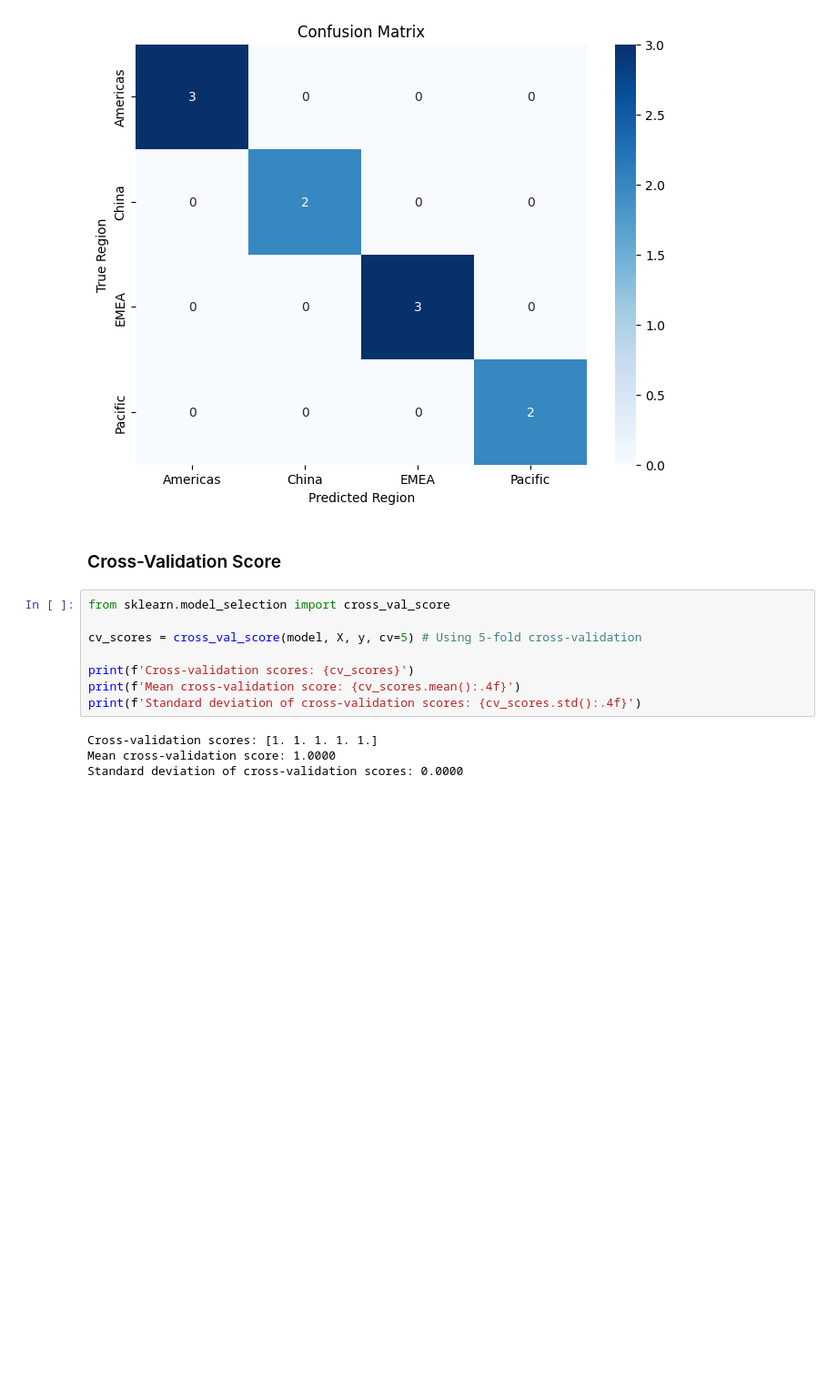
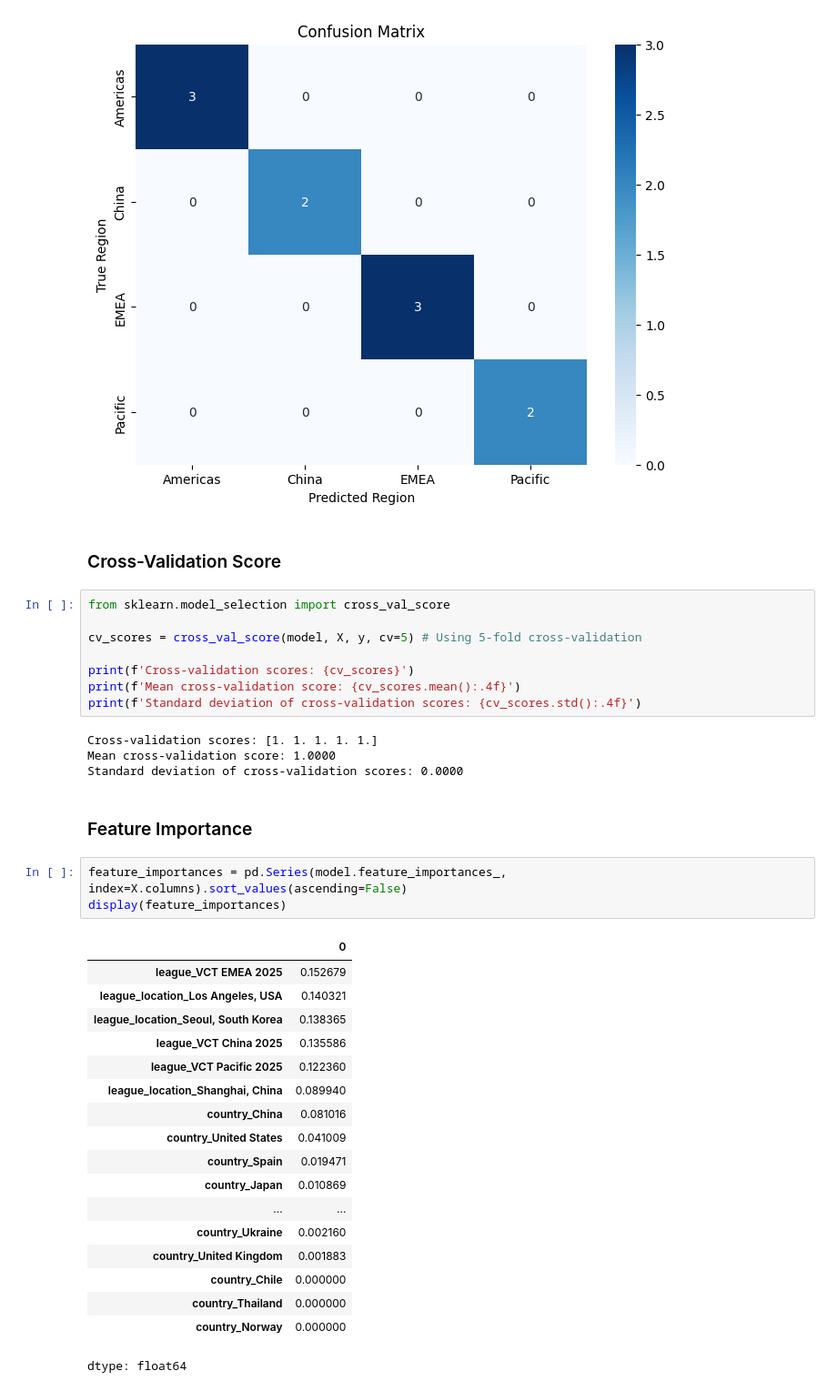
Before and after one commit to kxrrym03/VALORANT-Champions-Tour-2025, a Jupyter notebook: VALORANT_champions_2025.ipynb, the cells around one changed output. Shown at 91% size. Saved outputs shown, nothing was run; the diff lists cells and outputs as text; blank space fills up the shorter version.

```diff
--- a/VALORANT_champions_2025.ipynb
+++ b/VALORANT_champions_2025.ipynb
@@ -359,3 +359,27 @@ print(f'Standard deviation of cross-validation scores: {cv_scores.std():.4f}')
 Cross-validation scores: [1. 1. 1. 1. 1.]
 Mean cross-validation score: 1.0000
 Standard deviation of cross-validation scores: 0.0000
+# %% [markdown]
+### Feature Importance
+# %%
+feature_importances = pd.Series(model.feature_importances_, index=X.columns).sort_values(ascending=False)
+display(feature_importances)
+# %% [output]
+|  | 0 |
+| league_VCT EMEA 2025 | 0.152679 |
+| league_location_Los Angeles, USA | 0.140321 |
+| league_location_Seoul, South Korea | 0.138365 |
+| league_VCT China 2025 | 0.135586 |
+| league_VCT Pacific 2025 | 0.122360 |
+| league_location_Shanghai, China | 0.089940 |
+| country_China | 0.081016 |
+| country_United States | 0.041009 |
+| country_Spain | 0.019471 |
+| country_Japan | 0.010869 |
+| ... | ... |
+| country_Ukraine | 0.002160 |
+| country_United Kingdom | 0.001883 |
+| country_Chile | 0.000000 |
+| country_Thailand | 0.000000 |
+| country_Norway | 0.000000 |
+dtype: float64
```
Also changed, not shown: parts of 1 cell of this notebook.
